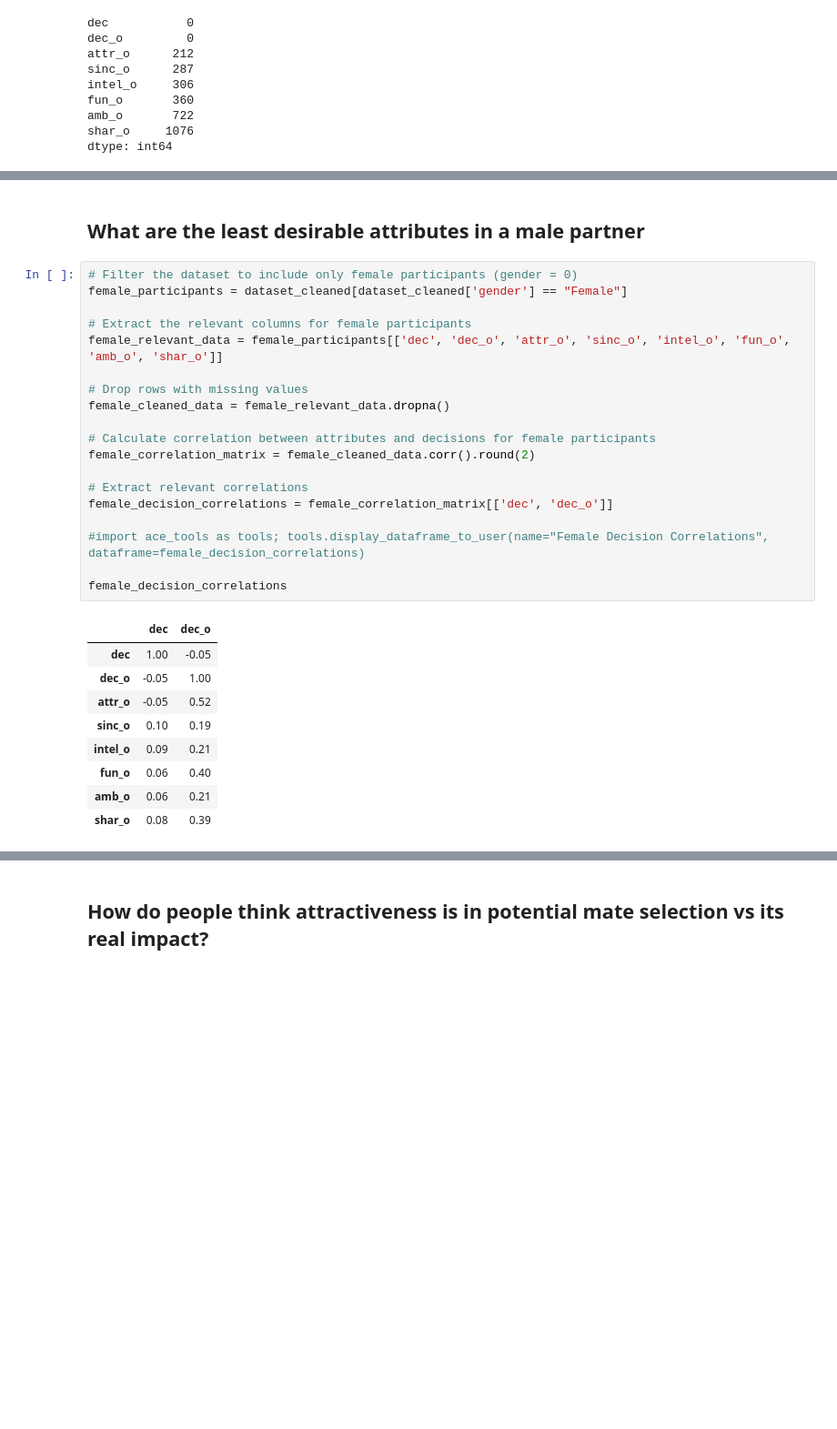
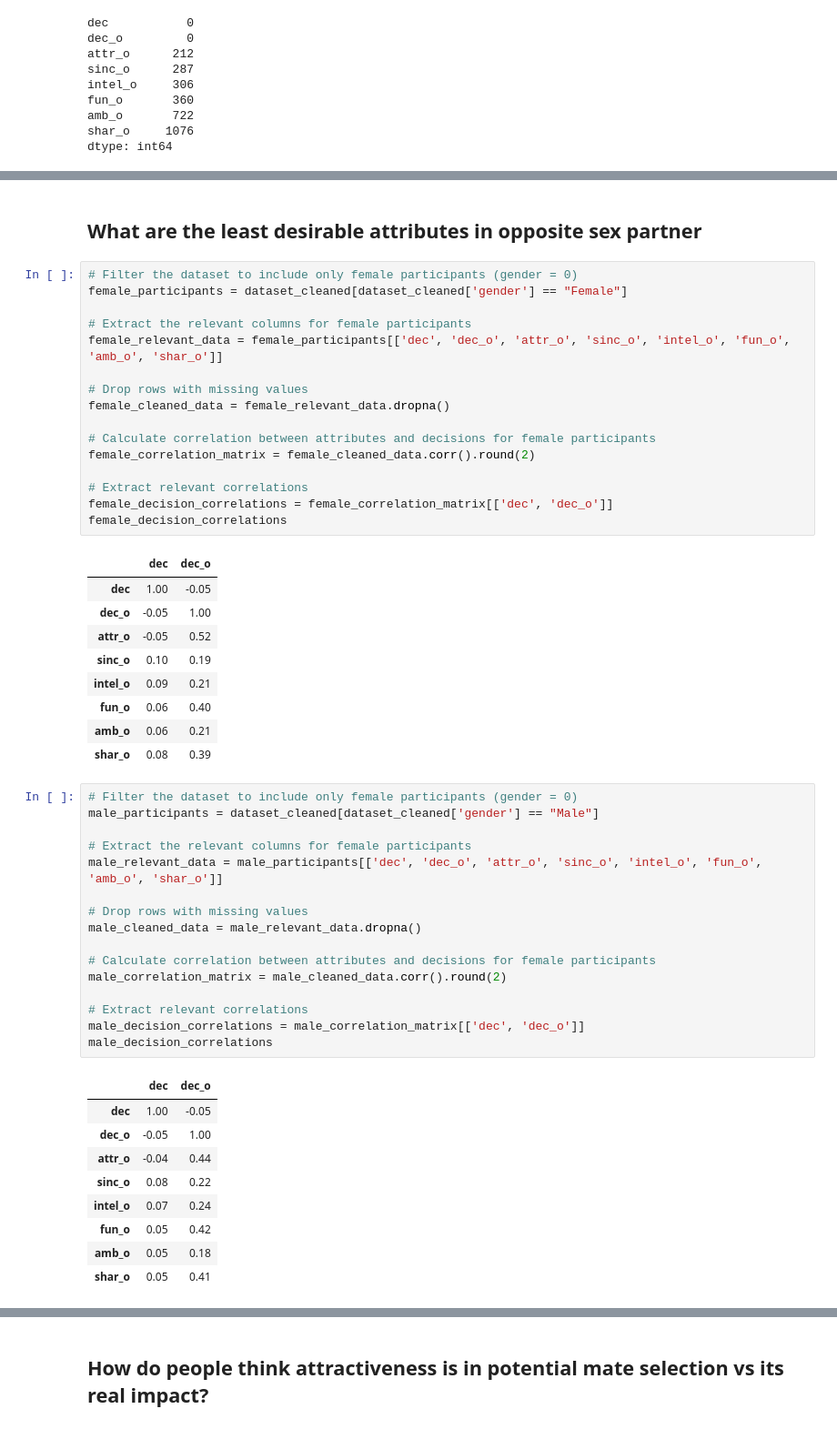
Before and after one commit to ClaudineWenhaji/Bloc_2, a Jupyter notebook: Bloc2_Speed_Dating.ipynb, the cells around one changed output, grey strips where cells are left out. Shown: that part at 91% size. Saved outputs shown, nothing was run; the diff lists cells and outputs as text; blank space fills up the shorter version.

```diff
--- a/Bloc2_Speed_Dating.ipynb
+++ b/Bloc2_Speed_Dating.ipynb
@@ -406,5 +336,5 @@ Attributes rated by the partner (attr_o, sinc_o, intel_o, fun_o, amb_o, shar_o)
 # %% [markdown]
-## What are the least desirable attributes in a male partner
+## What are the least desirable attributes in opposite sex partner
 # %%
 # Filter the dataset to include only female participants (gender = 0)
 female_participants = dataset_cleaned[dataset_cleaned['gender'] == "Female"]
@@ -420,9 +350,6 @@ female_correlation_matrix = female_cleaned_data.corr().round(2)
 
 # Extract relevant correlations
 female_decision_correlations = female_correlation_matrix[['dec', 'dec_o']]
-
-#import ace_tools as tools; tools.display_dataframe_to_user(name="Female Decision Correlations", dataframe=female_decision_correlations)
-
 female_decision_correlations
 # %% [output]
 |  | dec | dec_o |
@@ -434,6 +361,32 @@ female_decision_correlations
 | fun_o | 0.06 | 0.40 |
 | amb_o | 0.06 | 0.21 |
 | shar_o | 0.08 | 0.39 |
+# %%
+# Filter the dataset to include only female participants (gender = 0)
+male_participants = dataset_cleaned[dataset_cleaned['gender'] == "Male"]
+
+# Extract the relevant columns for female participants
+male_relevant_data = male_participants[['dec', 'dec_o', 'attr_o', 'sinc_o', 'intel_o', 'fun_o', 'amb_o', 'shar_o']]
+
+# Drop rows with missing values
+male_cleaned_data = male_relevant_data.dropna()
+
+# Calculate correlation between attributes and decisions for female participants
+male_correlation_matrix = male_cleaned_data.corr().round(2)
+
+# Extract relevant correlations
+male_decision_correlations = male_correlation_matrix[['dec', 'dec_o']]
+male_decision_correlations
+# %% [output]
+|  | dec | dec_o |
+| dec | 1.00 | -0.05 |
+| dec_o | -0.05 | 1.00 |
+| attr_o | -0.04 | 0.44 |
+| sinc_o | 0.08 | 0.22 |
+| intel_o | 0.07 | 0.24 |
+| fun_o | 0.05 | 0.42 |
+| amb_o | 0.05 | 0.18 |
+| shar_o | 0.05 | 0.41 |
 # %%
 # Define a function to create correlation bar plots for female participants
 def plot_female_correlations(correlations, title):
```
Also changed, not shown: parts of 55 cells of this notebook.
